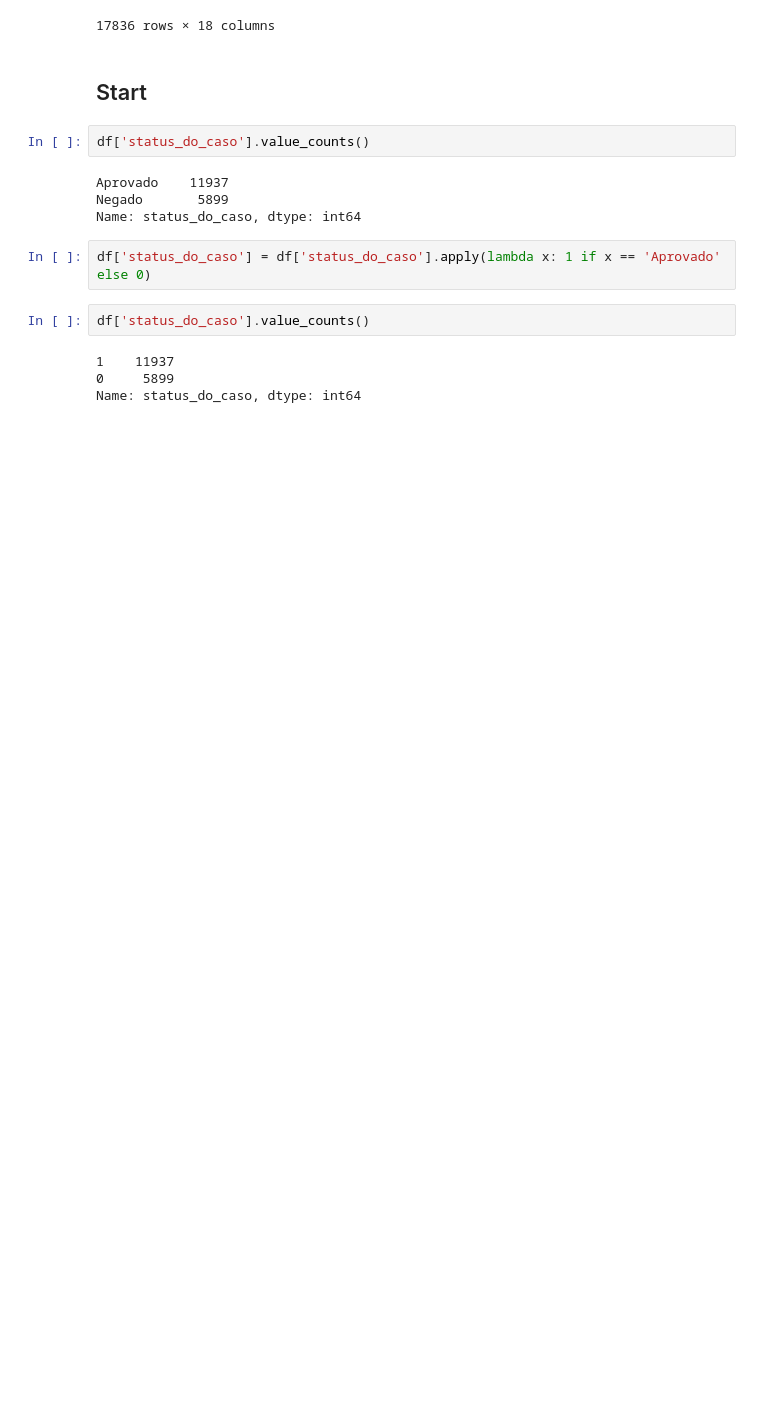
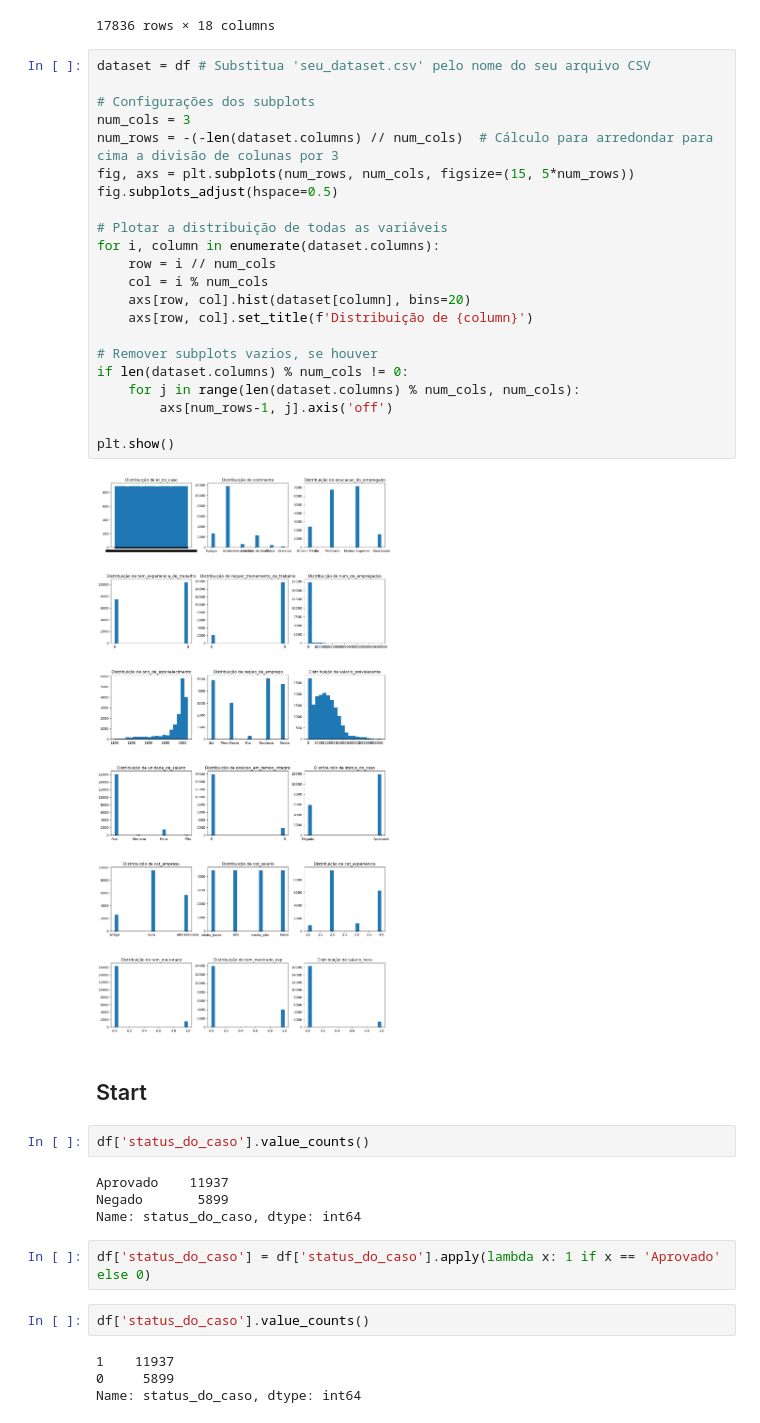
Before and after one commit to Reyso/olympiad_studens, a Jupyter notebook: teste.ipynb, the cells around one changed output. Saved outputs shown, nothing was run; the diff lists cells and outputs as text; blank space fills up the shorter version.

```diff
--- a/teste.ipynb
+++ b/teste.ipynb
@@ -92,6 +92,30 @@ df
 | 17834 | EZYV6163 | América do Norte | Doutorado | S | N | ... |
 | 17835 | EZYV4219 | Ásia | Ensino Superior | S | N | ... |
 17836 rows × 18 columns
+# %%
+dataset = df # Substitua 'seu_dataset.csv' pelo nome do seu arquivo CSV
+
+# Configurações dos subplots
+num_cols = 3
+num_rows = -(-len(dataset.columns) // num_cols)  # Cálculo para arredondar para cima a divisão de colunas por 3
+fig, axs = plt.subplots(num_rows, num_cols, figsize=(15, 5*num_rows))
+fig.subplots_adjust(hspace=0.5)
+
+# Plotar a distribuição de todas as variáveis
+for i, column in enumerate(dataset.columns):
+    row = i // num_cols
+    col = i % num_cols
+    axs[row, col].hist(dataset[column], bins=20)
+    axs[row, col].set_title(f'Distribuição de {column}')
+
+# Remover subplots vazios, se houver
+if len(dataset.columns) % num_cols != 0:
+    for j in range(len(dataset.columns) % num_cols, num_cols):
+        axs[num_rows-1, j].axis('off')
+
+plt.show()
+# %% [output]
+[figure, added]
 # %% [markdown]
 ## Start
 # %%
```
